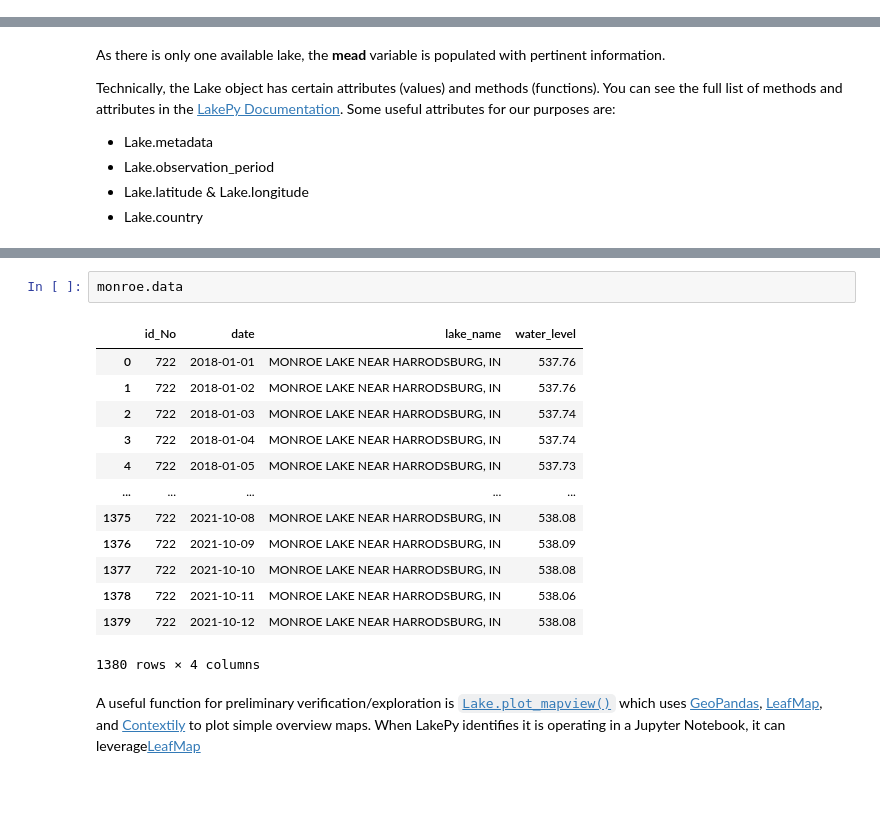
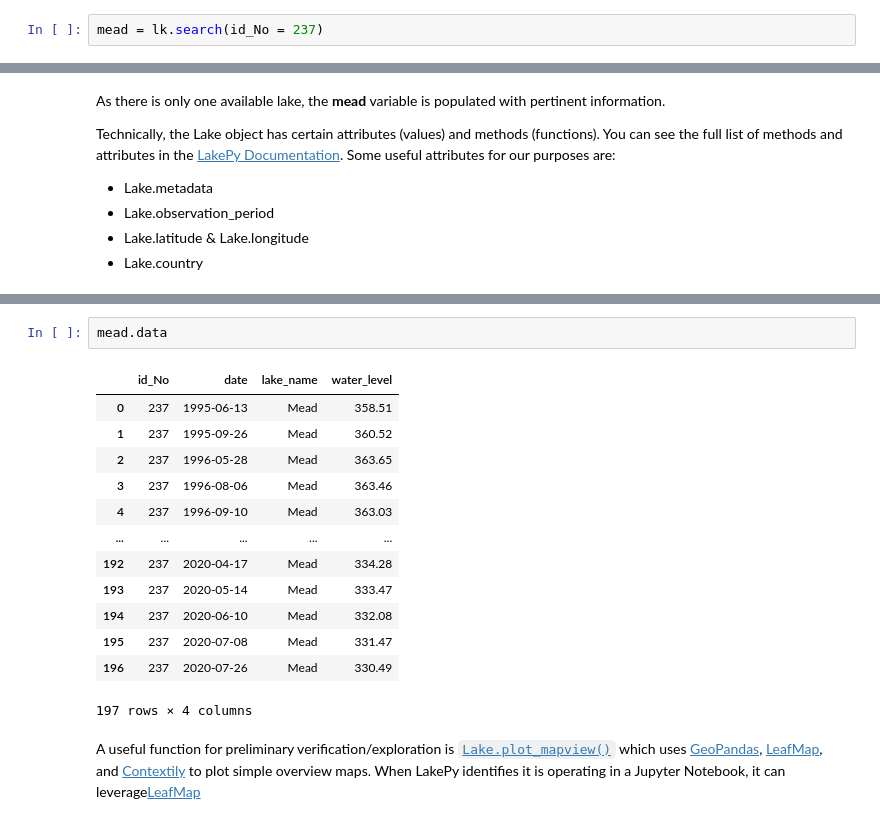
Before and after one commit to ESIPFed/LakePy, a Jupyter notebook: notebooks/LakePy Walkthrough.ipynb, the cells around one changed output, grey strips where cells are left out. Cells and saved outputs as stored; diff of their text form; blank space fills up the shorter version.

````diff
--- a/notebooks/LakePy Walkthrough.ipynb
+++ b/notebooks/LakePy Walkthrough.ipynb
@@ -53,0 +30,2 @@ monroe.data
+# %%
+mead = lk.search(id_No = 237)
@@ -76,21 +59,21 @@ monroe.country #country of residence
 # %% [output]
 'USA'
 # %%
-monroe.data
+mead.data
 # %% [output]
 |  | id_No | date | lake_name | water_level |
-| 0 | 722 | 2018-01-01 | MONROE LAKE NEAR HARRODSBURG, IN | 537.76 |
-| 1 | 722 | 2018-01-02 | MONROE LAKE NEAR HARRODSBURG, IN | 537.76 |
-| 2 | 722 | 2018-01-03 | MONROE LAKE NEAR HARRODSBURG, IN | 537.74 |
-| 3 | 722 | 2018-01-04 | MONROE LAKE NEAR HARRODSBURG, IN | 537.74 |
-| 4 | 722 | 2018-01-05 | MONROE LAKE NEAR HARRODSBURG, IN | 537.73 |
+| 0 | 237 | 1995-06-13 | Mead | 358.51 |
+| 1 | 237 | 1995-09-26 | Mead | 360.52 |
+| 2 | 237 | 1996-05-28 | Mead | 363.65 |
+| 3 | 237 | 1996-08-06 | Mead | 363.46 |
+| 4 | 237 | 1996-09-10 | Mead | 363.03 |
 | ... | ... | ... | ... | ... |
-| 1375 | 722 | 2021-10-08 | MONROE LAKE NEAR HARRODSBURG, IN | 538.08 |
-| 1376 | 722 | 2021-10-09 | MONROE LAKE NEAR HARRODSBURG, IN | 538.09 |
-| 1377 | 722 | 2021-10-10 | MONROE LAKE NEAR HARRODSBURG, IN | 538.08 |
-| 1378 | 722 | 2021-10-11 | MONROE LAKE NEAR HARRODSBURG, IN | 538.06 |
-| 1379 | 722 | 2021-10-12 | MONROE LAKE NEAR HARRODSBURG, IN | 538.08 |
+| 192 | 237 | 2020-04-17 | Mead | 334.28 |
+| 193 | 237 | 2020-05-14 | Mead | 333.47 |
+| 194 | 237 | 2020-06-10 | Mead | 332.08 |
+| 195 | 237 | 2020-07-08 | Mead | 331.47 |
+| 196 | 237 | 2020-07-26 | Mead | 330.49 |
-1380 rows × 4 columns
+197 rows × 4 columns
 # %% [markdown]
 A useful function for preliminary verification/exploration is [```Lake.plot_mapview()```](http://lakepydocs.com.s3-website.us-east-2.amazonaws.com/API/#lakepy.main.Lake.plot_mapview) which uses [GeoPandas](https://github.com/geopandas/geopandas), [LeafMap](https://github.com/giswqs/leafmap), and [Contextily](https://github.com/geopandas/contextily) to plot simple overview maps. When LakePy identifies it is operating in a Jupyter Notebook, it can leverage[LeafMap](https://github.com/giswqs/leafmap)
 # %%
````
Also changed, not shown: parts of 18 cells of this notebook, 1 other file.
